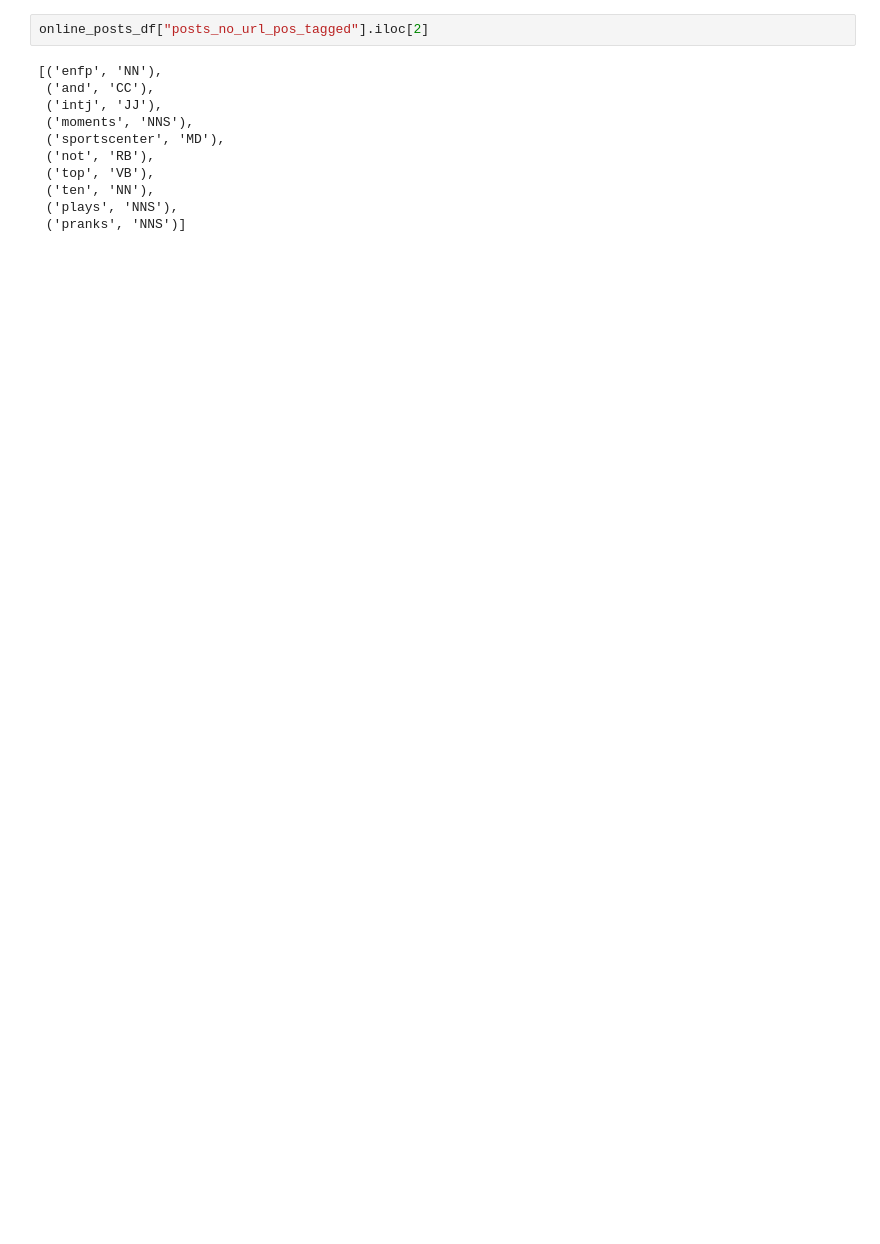
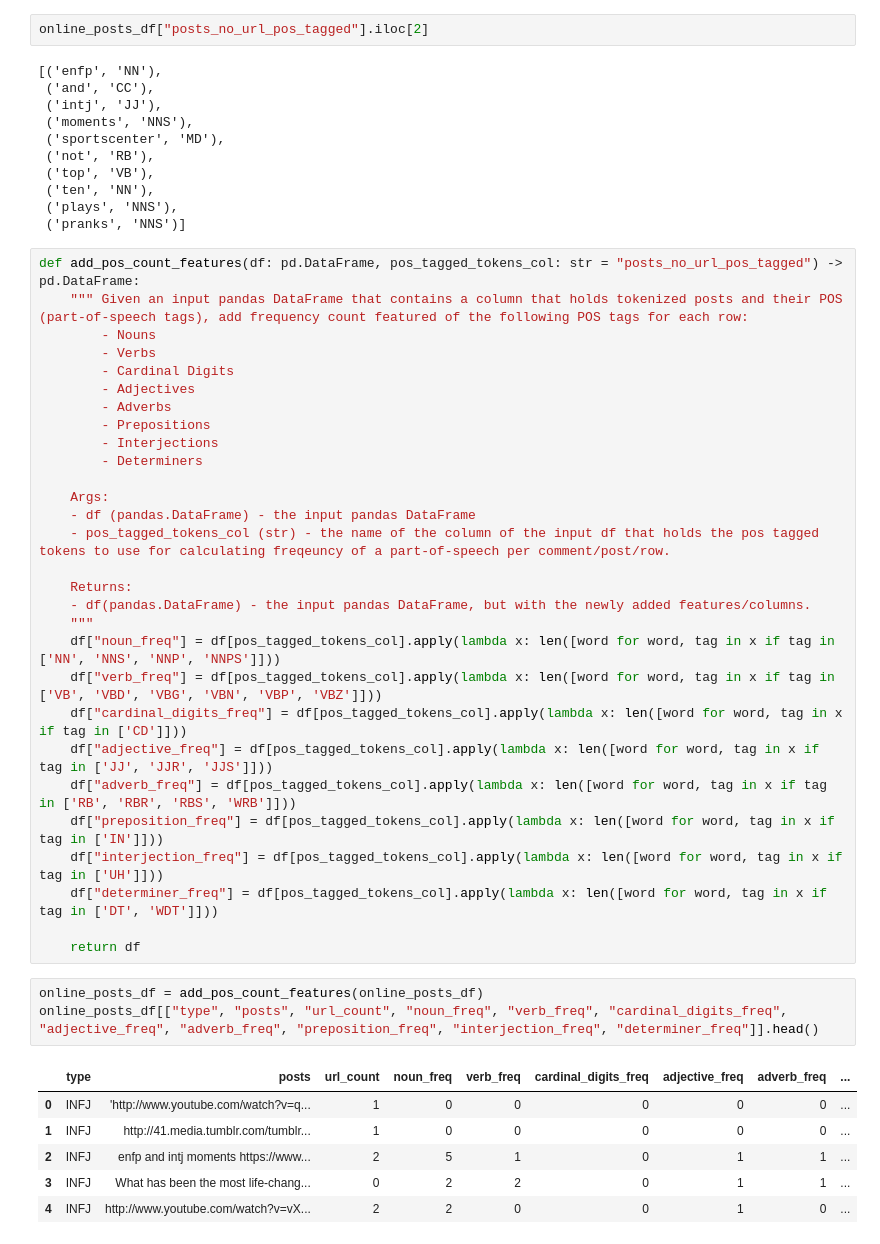
Before and after one commit to slouie88/myers_briggs_personalities, a Jupyter notebook: myers_briggs_eda.ipynb, the cells around one changed output. Drawn from its saved outputs; the diff is of its cells as text; blank space fills up the shorter version.

Commit message:
Added pos frequency count features

```diff
--- a/myers_briggs_eda.ipynb
+++ b/myers_briggs_eda.ipynb
@@ -384,3 +384,42 @@ online_posts_df["posts_no_url_pos_tagged"].iloc[2]
  ('ten', 'NN'),
  ('plays', 'NNS'),
  ('pranks', 'NNS')]
+# %%
+def add_pos_count_features(df: pd.DataFrame, pos_tagged_tokens_col: str = "posts_no_url_pos_tagged") -> pd.DataFrame:
+    """ Given an input pandas DataFrame that contains a column that holds tokenized posts and their POS (part-of-speech tags), add frequency count featured of the following POS tags for each row:
+        - Nouns
+        - Verbs
+        - Cardinal Digits
+        - Adjectives
+        - Adverbs
+        - Prepositions
+        - Interjections
+        - Determiners
+
+    Args:
+    - df (pandas.DataFrame) - the input pandas DataFrame
+    - pos_tagged_tokens_col (str) - the name of the column of the input df that holds the pos tagged tokens to use for calculating freqeuncy of a part-of-speech per comment/post/row.
+
+    Returns:
+    - df(pandas.DataFrame) - the input pandas DataFrame, but with the newly added features/columns.
+    """
+    df["noun_freq"] = df[pos_tagged_tokens_col].apply(lambda x: len([word for word, tag in x if tag in ['NN', 'NNS', 'NNP', 'NNPS']]))
+    df["verb_freq"] = df[pos_tagged_tokens_col].apply(lambda x: len([word for word, tag in x if tag in ['VB', 'VBD', 'VBG', 'VBN', 'VBP', 'VBZ']]))
+    df["cardinal_digits_freq"] = df[pos_tagged_tokens_col].apply(lambda x: len([word for word, tag in x if tag in ['CD']]))
+    df["adjective_freq"] = df[pos_tagged_tokens_col].apply(lambda x: len([word for word, tag in x if tag in ['JJ', 'JJR', 'JJS']]))
+    df["adverb_freq"] = df[pos_tagged_tokens_col].apply(lambda x: len([word for word, tag in x if tag in ['RB', 'RBR', 'RBS', 'WRB']]))
+    df["preposition_freq"] = df[pos_tagged_tokens_col].apply(lambda x: len([word for word, tag in x if tag in ['IN']]))
+    df["interjection_freq"] = df[pos_tagged_tokens_col].apply(lambda x: len([word for word, tag in x if tag in ['UH']]))
+    df["determiner_freq"] = df[pos_tagged_tokens_col].apply(lambda x: len([word for word, tag in x if tag in ['DT', 'WDT']]))
+
+    return df
+# %%
+online_posts_df = add_pos_count_features(online_posts_df)
+online_posts_df[["type", "posts", "url_count", "noun_freq", "verb_freq", "cardinal_digits_freq", "adjective_freq", "adverb_freq", "preposition_freq", "interjection_freq", "determiner_freq"]].head()
+# %% [output]
+|  | type | posts | url_count | noun_freq | verb_freq | cardinal_digits_freq | adjective_freq | adverb_freq | ... |
+| 0 | INFJ | 'http://www.youtube.com/watch?v=q... | 1 | 0 | 0 | 0 | 0 | 0 | ... |
+| 1 | INFJ | http://41.media.tumblr.com/tumblr... | 1 | 0 | 0 | 0 | 0 | 0 | ... |
+| 2 | INFJ | enfp and intj moments https://www... | 2 | 5 | 1 | 0 | 1 | 1 | ... |
+| 3 | INFJ | What has been the most life-chang... | 0 | 2 | 2 | 0 | 1 | 1 | ... |
+| 4 | INFJ | http://www.youtube.com/watch?v=vX... | 2 | 2 | 0 | 0 | 1 | 0 | ... |
```
Also changed, not shown: parts of 3 cells of this notebook.
